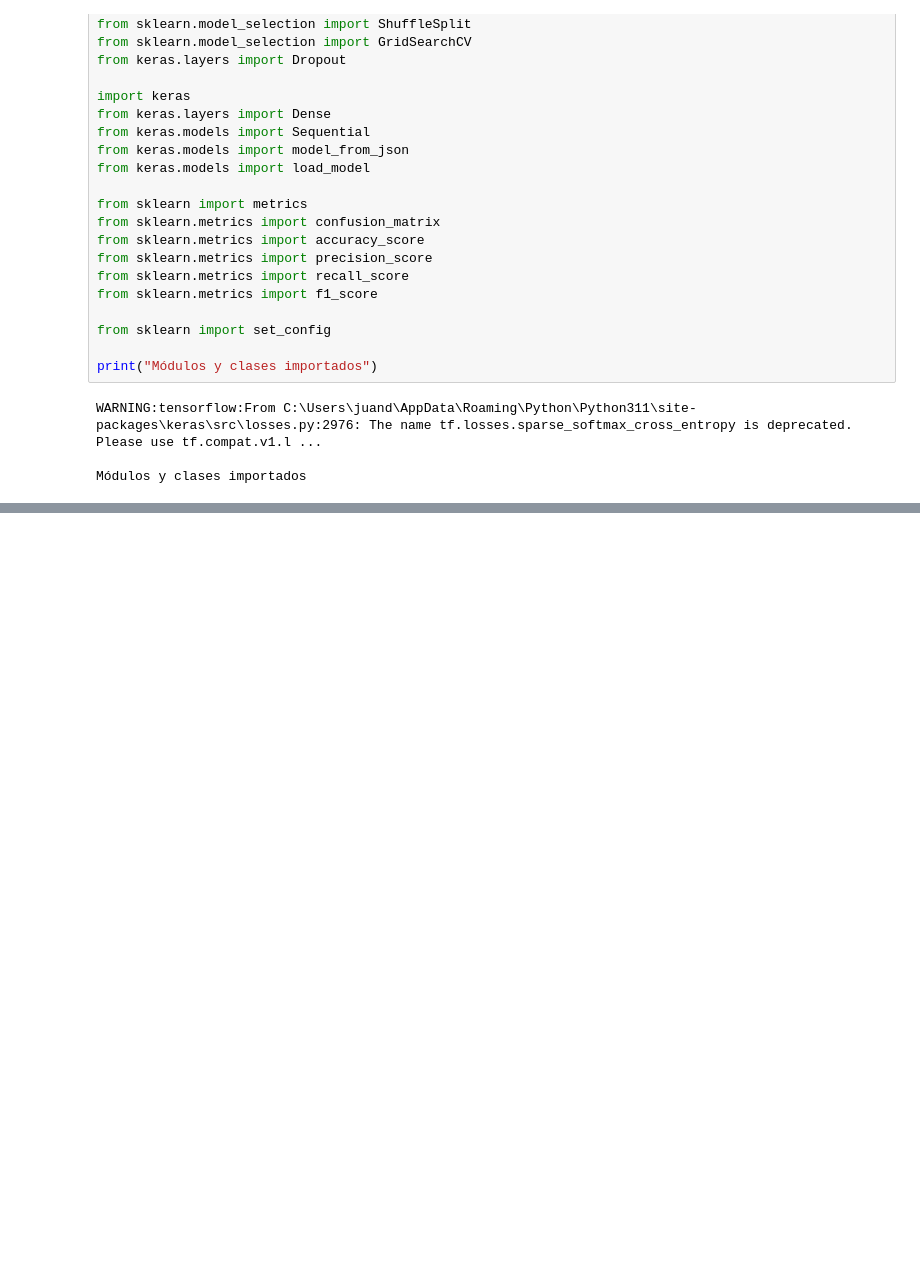
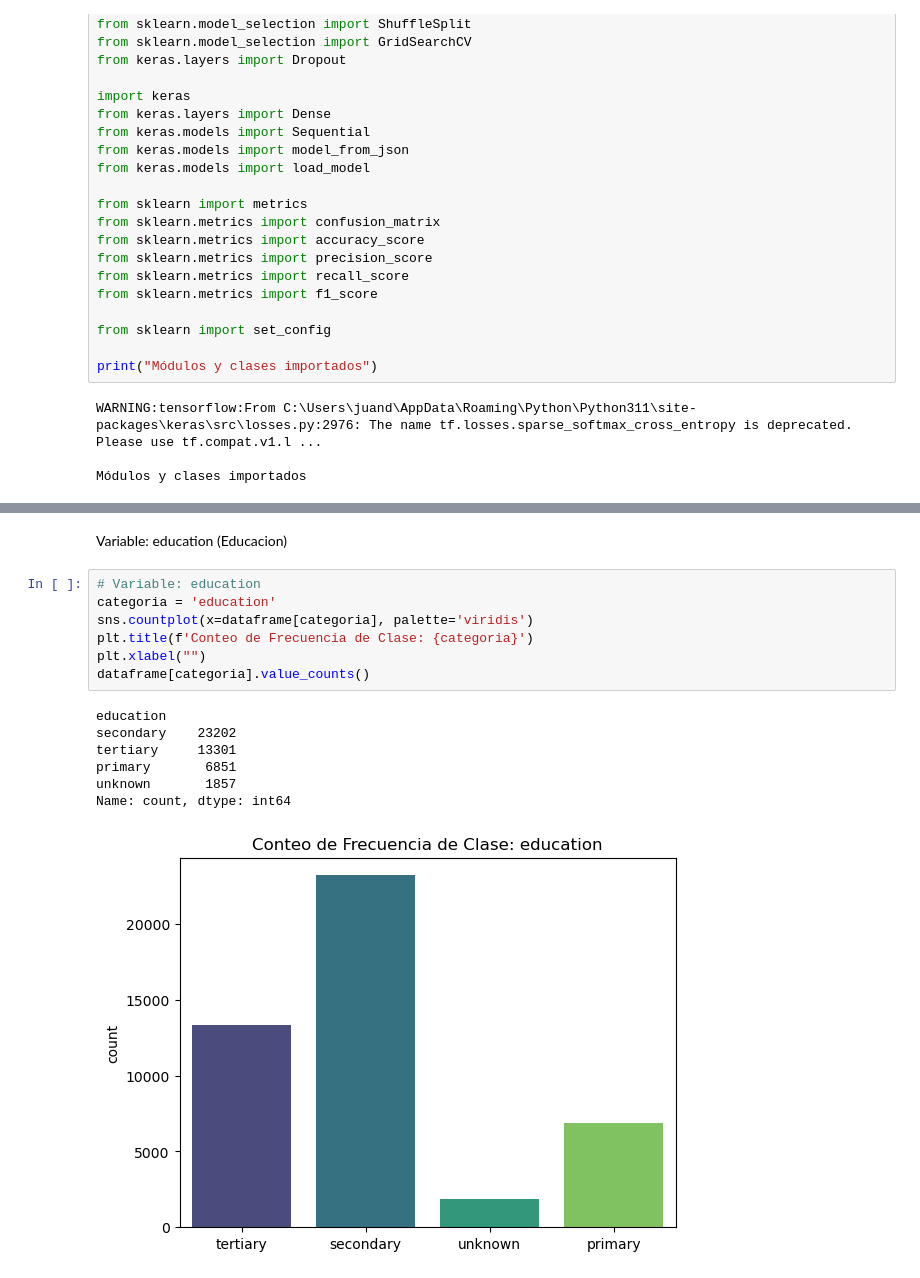
Before and after one commit to juandtap/IA_practica_05, a Jupyter notebook: practica_05_RedNeuroal_Bayes.ipynb, the cells around one changed output, grey strips where cells are left out. Drawn from its saved outputs; the diff is of its cells as text; blank space fills up the shorter version.

```diff
--- a/practica_05_RedNeuroal_Bayes.ipynb
+++ b/practica_05_RedNeuroal_Bayes.ipynb
@@ -136,0 +351,17 @@ Módulos y clases importados
+# %% [markdown]
+Variable: education (Educacion)
+# %%
+# Variable: education
+categoria = 'education'
+sns.countplot(x=dataframe[categoria], palette='viridis')
+plt.title(f'Conteo de Frecuencia de Clase: {categoria}')
+plt.xlabel("")
+dataframe[categoria].value_counts()
+# %% [output]
+education
+secondary    23202
+tertiary     13301
+primary       6851
+unknown       1857
+Name: count, dtype: int64
+[figure, added]
```
Also changed, not shown: parts of 61 cells of this notebook.
